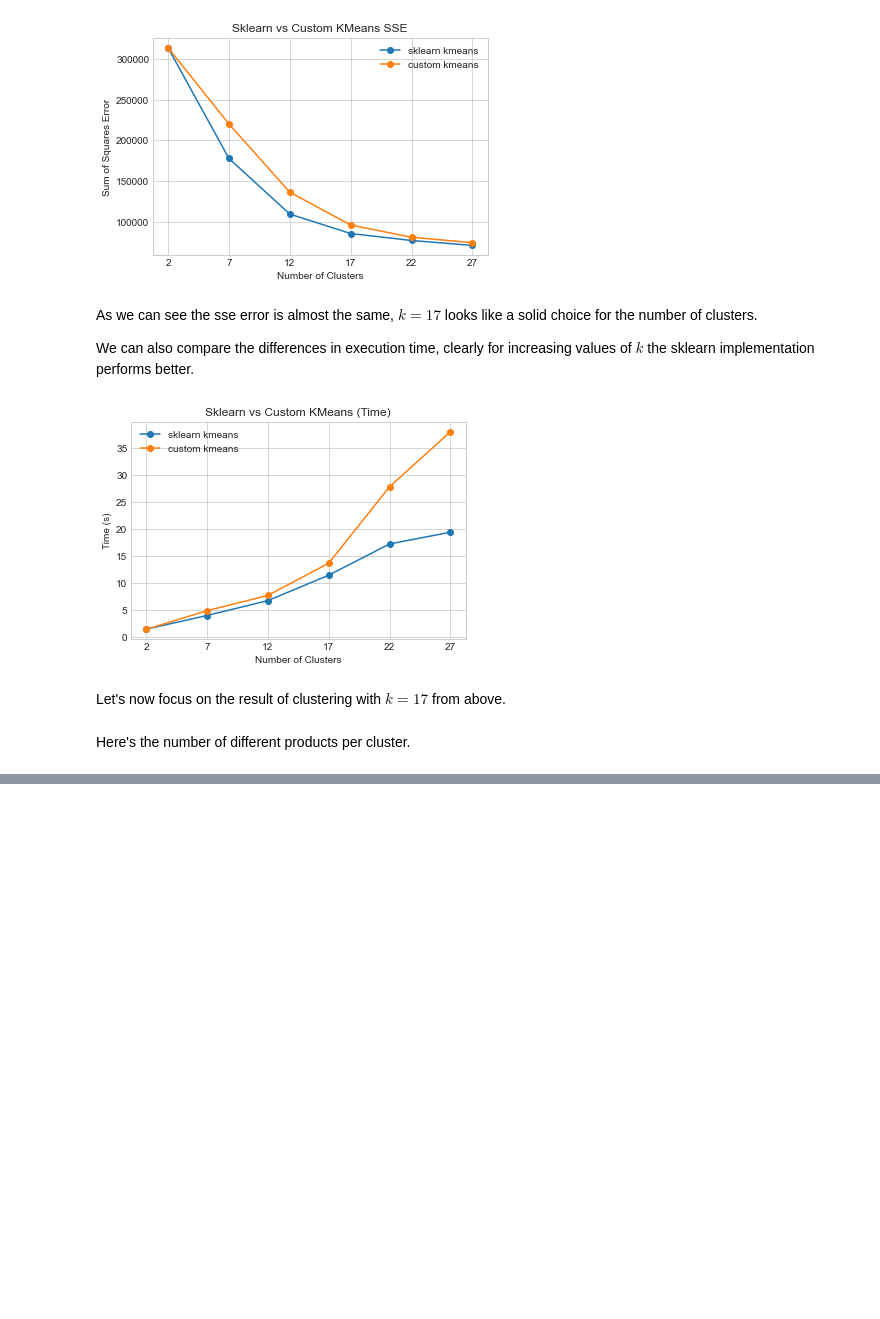
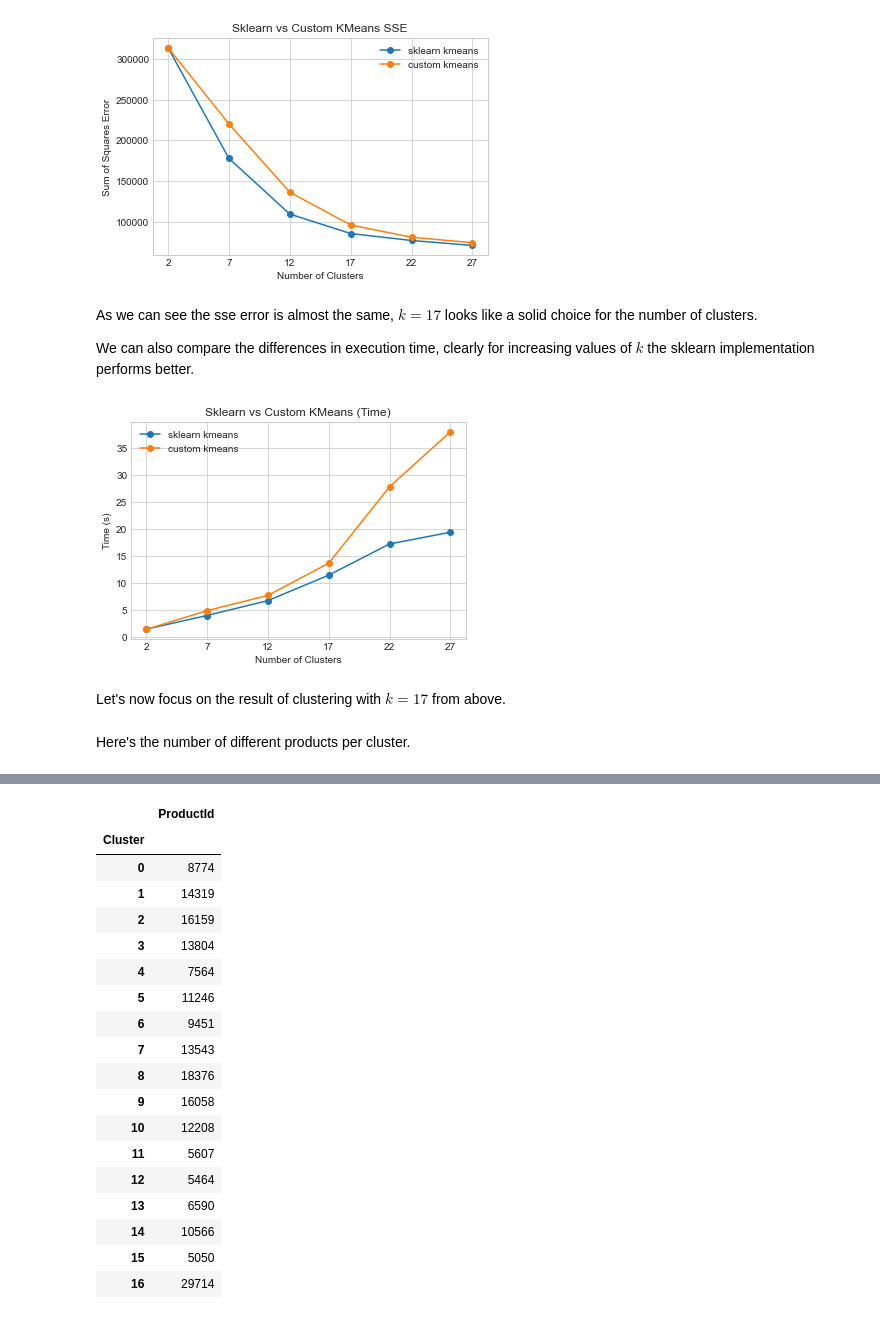
Before and after one commit to msterpa87/ADM-HW4, a Jupyter notebook: main.ipynb, the cells around one changed output, grey strips where cells are left out. Cells and saved outputs as stored; diff of their text form; code cells hidden in the pictures; blank space fills up the shorter version.

```diff
--- a/main.ipynb
+++ b/main.ipynb
@@ -178,0 +164,22 @@ reviews_df.head()
+# %%
+custom_kmeans
+# %% [output]
+|  | ProductId |
+| Cluster |  |
+| 0 | 8774 |
+| 1 | 14319 |
+| 2 | 16159 |
+| 3 | 13804 |
+| 4 | 7564 |
+| 5 | 11246 |
+| 6 | 9451 |
+| 7 | 13543 |
+| 8 | 18376 |
+| 9 | 16058 |
+| 10 | 12208 |
+| 11 | 5607 |
+| 12 | 5464 |
+| 13 | 6590 |
+| 14 | 10566 |
+| 15 | 5050 |
+| 16 | 29714 |
```
Also changed, not shown: parts of 3 cells of this notebook.
